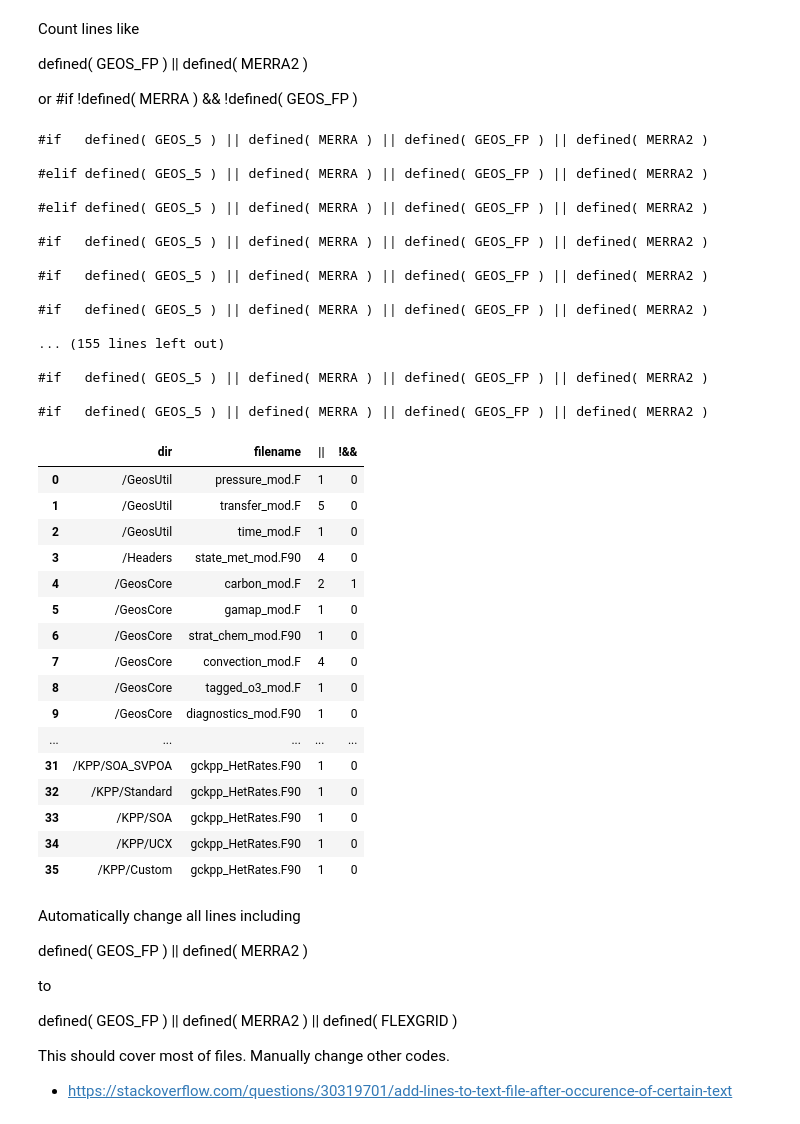
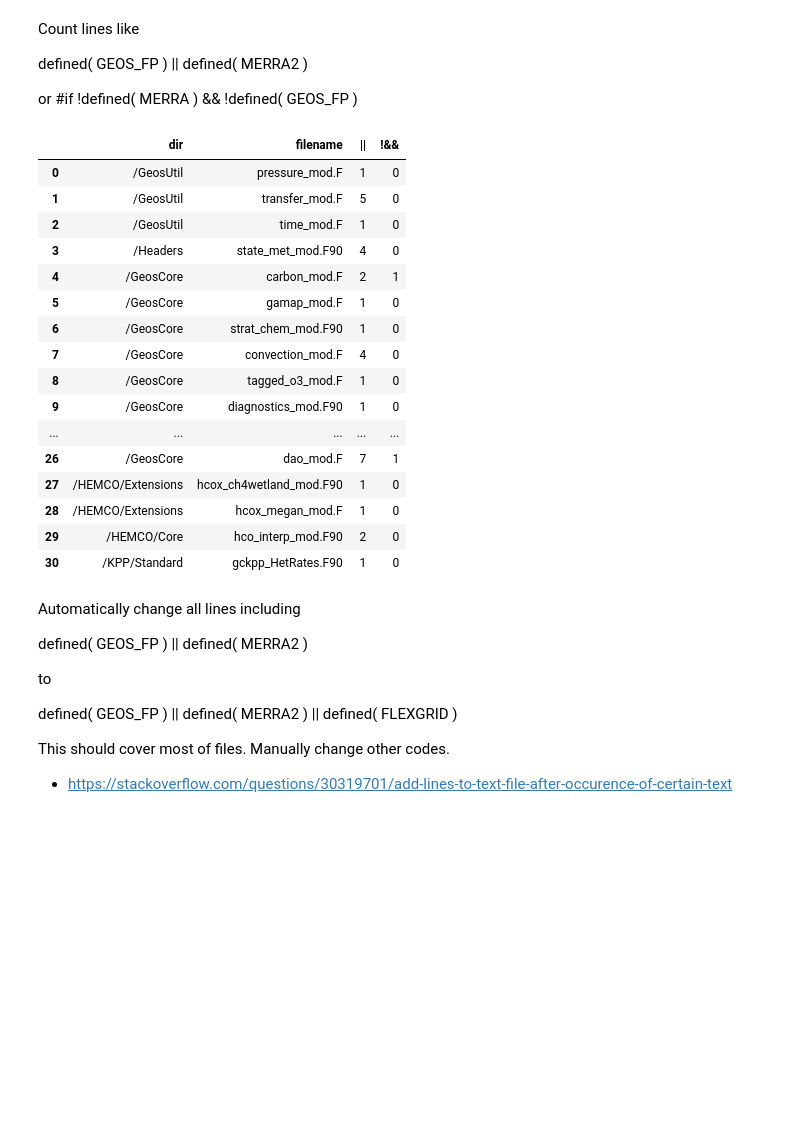
Before and after one commit to JiaweiZhuang/FlexGrid_Util, a Jupyter notebook: FlexGrid_Tags.ipynb, the cells around one changed output. Saved outputs shown, nothing was run; the diff lists cells and outputs as text; code cells hidden in the pictures; blank space fills up the shorter version.

```diff
--- a/FlexGrid_Tags.ipynb
+++ b/FlexGrid_Tags.ipynb
@@ -33,6 +33,10 @@ for dirpath, dirs, files in os.walk(maindir):
         # contruct the full path
         filepath = os.path.join(dirpath, filename)
 
+        # KPP/*/gckpp_HetRates.F90 are mostly links
+        if os.path.islink(filepath):
+            continue
+
         # record current file, followed by n_tag 0s for later use
         data.append( [dirpath[len(maindir):],filename] + [0]*n_tag )
 
@@ -100,62 +104,49 @@ for dirpath, dirs, files in os.walk(maindir):
         # contruct the full path
         filepath = os.path.join(dirpath, filename)
 
+        # KPP/*/gckpp_HetRates.F90 are mostly links
+        if os.path.islink(filepath):
+            continue
+
         # record current file, followed by n_tag 0s for later use
         data.append( [dirpath[len(maindir):],filename] + [0]*2)
 
         # read the file line by line
         with open(filepath,"r",encoding = "ISO-8859-1") as file:
             for line in file:
                 if regex_list[0].match(line) and regex_list[1].match(line):
                     if "||" in line:
                         data[-1][2] += 1
-                        print(line)
+                        #print(line)
                     if "&&" in line:
                         data[-1][3] += 1
-                        print(line)
+                        #print(line)
 
 df_raw = pd.DataFrame(data, columns=['dir','filename','||','!&&']  )
 
 df = df_raw[(df_raw['||'] > 0) | (df_raw['!&&'] > 0)]
 
 df.reset_index(drop=True,inplace=True)
 
 df
 # %% [output]
-#if   defined( GEOS_5 ) || defined( MERRA ) || defined( GEOS_FP ) || defined( MERRA2 )
-
-#elif defined( GEOS_5 ) || defined( MERRA ) || defined( GEOS_FP ) || defined( MERRA2 )
-
-#elif defined( GEOS_5 ) || defined( MERRA ) || defined( GEOS_FP ) || defined( MERRA2 )
-
-#if   defined( GEOS_5 ) || defined( MERRA ) || defined( GEOS_FP ) || defined( MERRA2 )
-
-#if   defined( GEOS_5 ) || defined( MERRA ) || defined( GEOS_FP ) || defined( MERRA2 )
-
-#if   defined( GEOS_5 ) || defined( MERRA ) || defined( GEOS_FP ) || defined( MERRA2 )
-
-... (155 lines left out)
-
-#if   defined( GEOS_5 ) || defined( MERRA ) || defined( GEOS_FP ) || defined( MERRA2 )
-
-#if   defined( GEOS_5 ) || defined( MERRA ) || defined( GEOS_FP ) || defined( MERRA2 )
 |  | dir | filename | || | !&& |
 | 0 | /GeosUtil | pressure_mod.F | 1 | 0 |
 | 1 | /GeosUtil | transfer_mod.F | 5 | 0 |
 | 2 | /GeosUtil | time_mod.F | 1 | 0 |
 | 3 | /Headers | state_met_mod.F90 | 4 | 0 |
 | 4 | /GeosCore | carbon_mod.F | 2 | 1 |
 | 5 | /GeosCore | gamap_mod.F | 1 | 0 |
 | 6 | /GeosCore | strat_chem_mod.F90 | 1 | 0 |
 | 7 | /GeosCore | convection_mod.F | 4 | 0 |
 | 8 | /GeosCore | tagged_o3_mod.F | 1 | 0 |
 | 9 | /GeosCore | diagnostics_mod.F90 | 1 | 0 |
 | ... | ... | ... | ... | ... |
-| 31 | /KPP/SOA_SVPOA | gckpp_HetRates.F90 | 1 | 0 |
-| 32 | /KPP/Standard | gckpp_HetRates.F90 | 1 | 0 |
-| 33 | /KPP/SOA | gckpp_HetRates.F90 | 1 | 0 |
-| 34 | /KPP/UCX | gckpp_HetRates.F90 | 1 | 0 |
-| 35 | /KPP/Custom | gckpp_HetRates.F90 | 1 | 0 |
+| 26 | /GeosCore | dao_mod.F | 7 | 1 |
+| 27 | /HEMCO/Extensions | hcox_ch4wetland_mod.F90 | 1 | 0 |
+| 28 | /HEMCO/Extensions | hcox_megan_mod.F | 1 | 0 |
+| 29 | /HEMCO/Core | hco_interp_mod.F90 | 2 | 0 |
+| 30 | /KPP/Standard | gckpp_HetRates.F90 | 1 | 0 |
 # %% [markdown]
 Automatically change all lines including
 
```
Also changed, not shown: parts of 2 cells of this notebook.
